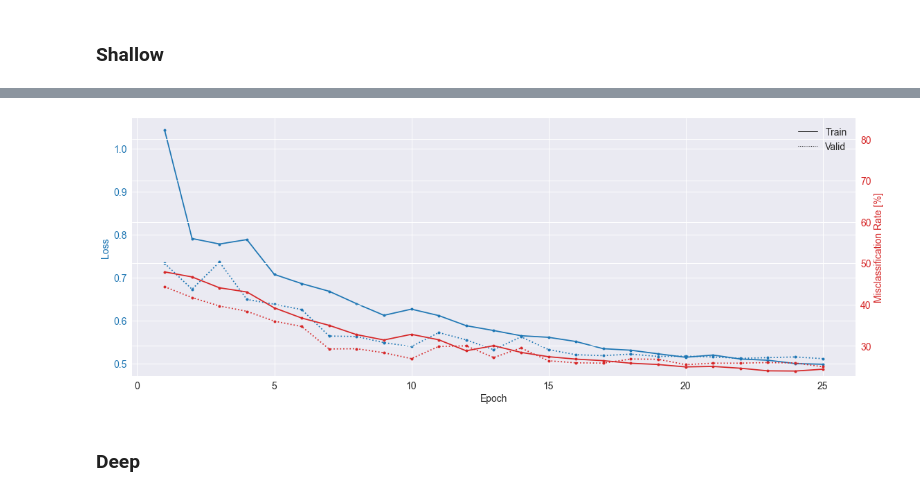
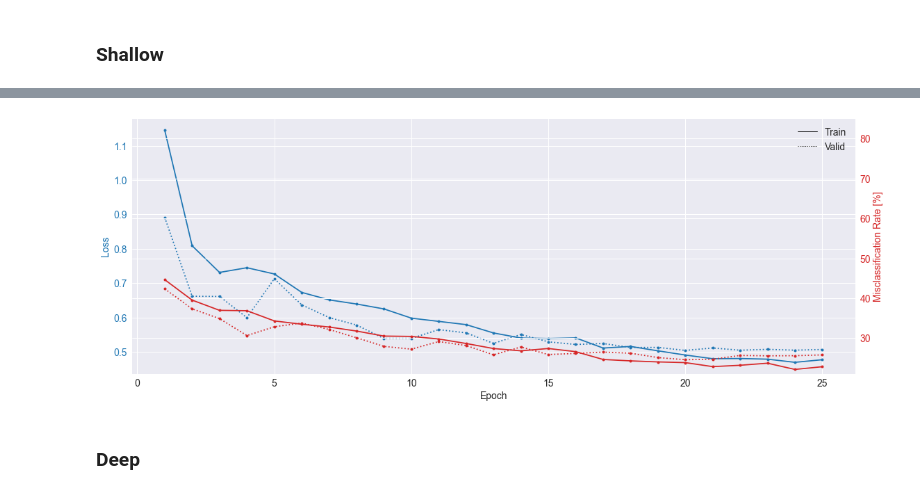
Before and after one commit to HannesBonasch/Thesis-Analysing-Deep-Learning-Decoding, a Jupyter notebook: HyperparameterTesting.ipynb, the cells around one changed output, grey strips where cells are left out. Cells and saved outputs as stored; diff of their text form; code cells hidden in the pictures.

```diff
--- a/HyperparameterTesting.ipynb
+++ b/HyperparameterTesting.ipynb
@@ -206,0 +171,6 @@ df#.groupby(["LR"]).mean()
+# %%
+sns.set(style="darkgrid")
+plt.figure(figsize=(8, 4), dpi=400)
+sns.barplot(x="Task", y="valid_balanced_accuracy",
+            hue="LR",
+            data=df, ci="sd");
@@ -207,6 +179,9 @@ df#.groupby(["LR"]).mean()
 # %%
 task = "N170"
-lr = 0.01
+preprocessing = "medium"
+model_name = "eegnet"
+model_folder = "HyperparameterTesting"
+lr = 0.003
 clf, model = Training.init_model(model_name, lr)
 model_path = os.getcwd()+"\\"+model_folder+"\\"+model_name+"\\"+task+"\\"+preprocessing+"\\"
 clf.load_params(f_params=model_path+"split_"+str(1)+"_"+str(lr)+"_model.pkl",
@@ -256,7 +231,7 @@ plt.tight_layout()
 # %% [markdown]
 ### Shallow
 # %%
-## Shallow LR testing
+## EEGNet LR testing
 preprocessing = "medium"
 model_name = "shallow"
 model_folder = "HyperparameterTesting"
@@ -265,10 +240,10 @@ n_splits = 1
 
 # run all tasks for different learning rates
 results = []
-for task in ["N170", "N400", "P3"]:
+for task in ["N170", "N400", "P3", "MMN", "N2pc", "ERN", "LRP"]:
     df = DataLoader.load_df(data_path, task, preprocessing)
     data, labels = DataLoader.create_data_labels(df)
-    for lr in [0.05, 0.01, 0.005]:
+    for lr in [0.1]:
         Training.run_exp(data, labels, task, preprocessing, model_folder, model_name,
                 lr, n_epochs, n_splits, batch_size=64, additional_save_param="_"+str(lr))
         accuracy = Training.load_exp(model_folder, model_name, task,
@@ -279,7 +254,7 @@ for task in ["N170", "N400", "P3"]:
 # save results
 df = pd.DataFrame(results, columns=["Task","LR","valid_balanced_accuracy"])
 df_path = os.getcwd()+"\\HyperparameterTesting\\"
-df.to_csv(df_path+"shallow_lr.csv",index=False)
+df.to_csv(df_path+"shallow_lr2.csv",index=False)
 # %% [output]
 Re-initializing optimizer because the following parameters were re-set: lr, weight_decay.
   epoch    train_balanced_accuracy    train_loss    valid_balanced_accuracy    valid_loss      lr     dur
@@ -445,0 +389,6 @@ df.groupby(["LR"]).mean()
+# %%
+sns.set(style="darkgrid")
+plt.figure(figsize=(8, 4), dpi=400)
+sns.barplot(x="Task", y="valid_balanced_accuracy",
+            hue="LR",
+            data=df, ci="sd");
@@ -446,5 +397,8 @@ df.groupby(["LR"]).mean()
 # %%
-task = "N170"
+task = "P3"
+preprocessing = "medium"
+model_name = "shallow"
+model_folder = "HyperparameterTesting"
 lr = 0.01
 clf, model = Training.init_model(model_name, lr)
 model_path = os.getcwd()+"\\"+model_folder+"\\"+model_name+"\\"+task+"\\"+preprocessing+"\\"
@@ -464,34 +418,34 @@ df = pd.DataFrame(clf.history[:, results_columns], columns=results_columns,
                   index=clf.history[:, 'epoch'])
 
 # get percent of misclass for better visual comparison to loss
 df = df.assign(train_misclass=100 - 100 * df.train_balanced_accuracy,
                valid_misclass=100 - 100 * df.valid_balanced_accuracy)
 
 plt.style.use('seaborn')
 fig, ax1 = plt.subplots(figsize=(16, 6))
 df.loc[:, ['train_loss', 'valid_loss']].plot(
     ax=ax1, style=['-', ':'], marker='o', color='tab:blue', legend=False, fontsize=14, ms=4)
 
 ax1.tick_params(axis='y', labelcolor='tab:blue', labelsize=14)
 ax1.set_ylabel("Loss", color='tab:blue', fontsize=14)
 
 ax2 = ax1.twinx()  # instantiate a second axes that shares the same x-axis
 
 df.loc[:, ['train_misclass', 'valid_misclass']].plot(
     ax=ax2, style=['-', ':'], marker='o', color='tab:red', legend=False, ms=4)
 ax2.tick_params(axis='y', labelcolor='tab:red', labelsize=14)
 ax2.set_ylabel("Misclassification Rate [%]", color='tab:red', fontsize=14)
 ax2.set_ylim(ax2.get_ylim()[0], 85)  # make some room for legend
 ax1.set_xlabel("Epoch", fontsize=14)
 
 # where some data has already been plotted to ax
 handles = []
 handles.append(Line2D([0], [0], color='black', linewidth=1, linestyle='-', label='Train'))
 handles.append(Line2D([0], [0], color='black', linewidth=1, linestyle=':', label='Valid'))
 plt.legend(handles, [h.get_label() for h in handles], fontsize=14)
 plt.tight_layout()
 # %% [output]
-[figure, old version]
+[figure, new version]
 # %% [markdown]
 ### Deep
 # %%
```
Also changed, not shown: parts of 12 cells of this notebook, 7 other files.
